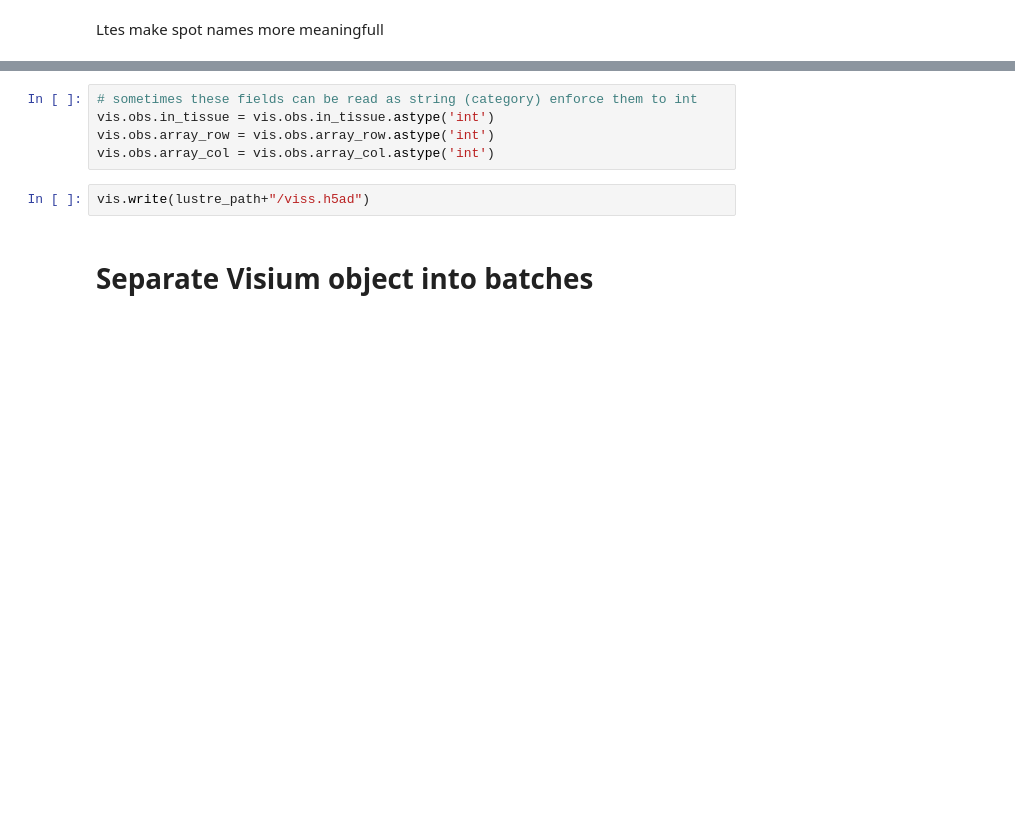
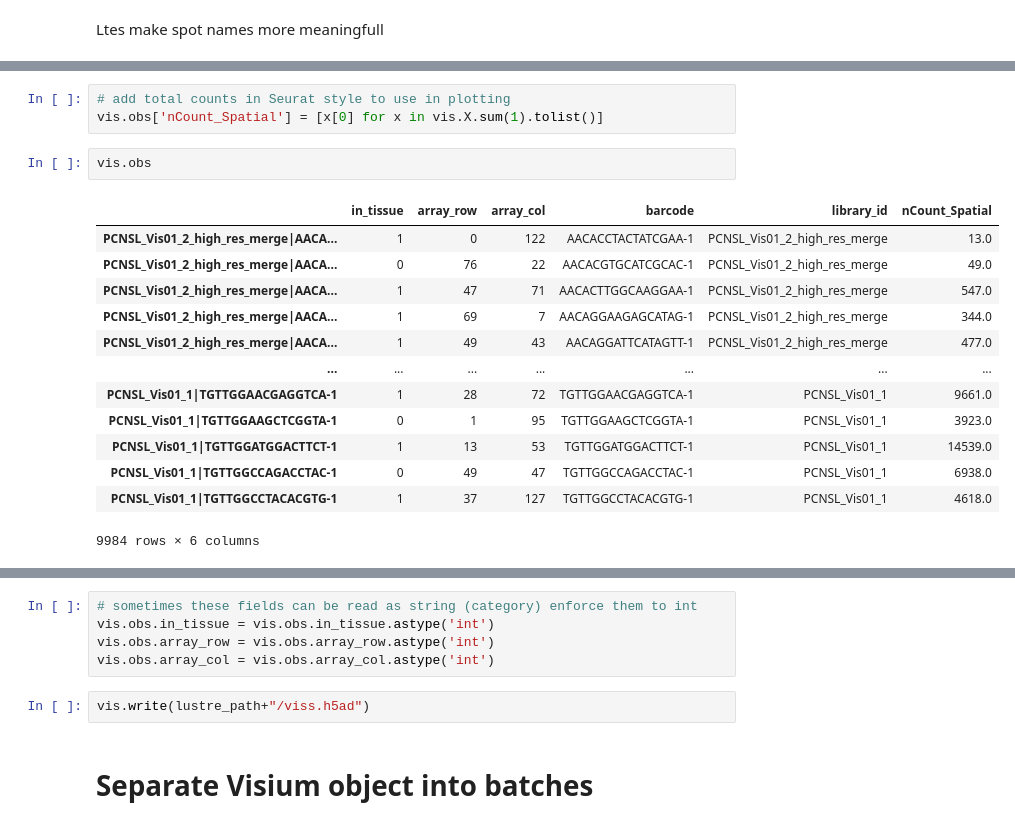
Before and after one commit to cellgeni/c2l, a Jupyter notebook: src/check-n-prepare.input.h5ad.ipynb, the cells around one changed output, grey strips where cells are left out. Drawn from its saved outputs; the diff is of its cells as text; blank space fills up the shorter version.

```diff
--- a/src/check-n-prepare.input.h5ad.ipynb
+++ b/src/check-n-prepare.input.h5ad.ipynb
@@ -378,0 +369,19 @@ vis.obs
+# %%
+# add total counts in Seurat style to use in plotting
+vis.obs['nCount_Spatial'] = [x[0] for x in vis.X.sum(1).tolist()]
+# %%
+vis.obs
+# %% [output]
+|  | in_tissue | array_row | array_col | barcode | library_id | nCount_Spatial |
+| PCNSL_Vis01_2_high_res_merge|AACA... | 1 | 0 | 122 | AACACCTACTATCGAA-1 | PCNSL_Vis01_2_high_res_merge | 13.0 |
+| PCNSL_Vis01_2_high_res_merge|AACA... | 0 | 76 | 22 | AACACGTGCATCGCAC-1 | PCNSL_Vis01_2_high_res_merge | 49.0 |
+| PCNSL_Vis01_2_high_res_merge|AACA... | 1 | 47 | 71 | AACACTTGGCAAGGAA-1 | PCNSL_Vis01_2_high_res_merge | 547.0 |
+| PCNSL_Vis01_2_high_res_merge|AACA... | 1 | 69 | 7 | AACAGGAAGAGCATAG-1 | PCNSL_Vis01_2_high_res_merge | 344.0 |
+| PCNSL_Vis01_2_high_res_merge|AACA... | 1 | 49 | 43 | AACAGGATTCATAGTT-1 | PCNSL_Vis01_2_high_res_merge | 477.0 |
+| ... | ... | ... | ... | ... | ... | ... |
+| PCNSL_Vis01_1|TGTTGGAACGAGGTCA-1 | 1 | 28 | 72 | TGTTGGAACGAGGTCA-1 | PCNSL_Vis01_1 | 9661.0 |
+| PCNSL_Vis01_1|TGTTGGAAGCTCGGTA-1 | 0 | 1 | 95 | TGTTGGAAGCTCGGTA-1 | PCNSL_Vis01_1 | 3923.0 |
+| PCNSL_Vis01_1|TGTTGGATGGACTTCT-1 | 1 | 13 | 53 | TGTTGGATGGACTTCT-1 | PCNSL_Vis01_1 | 14539.0 |
+| PCNSL_Vis01_1|TGTTGGCCAGACCTAC-1 | 0 | 49 | 47 | TGTTGGCCAGACCTAC-1 | PCNSL_Vis01_1 | 6938.0 |
+| PCNSL_Vis01_1|TGTTGGCCTACACGTG-1 | 1 | 37 | 127 | TGTTGGCCTACACGTG-1 | PCNSL_Vis01_1 | 4618.0 |
+9984 rows × 6 columns
```
Also changed, not shown: parts of 10 cells of this notebook, 1 other file.
